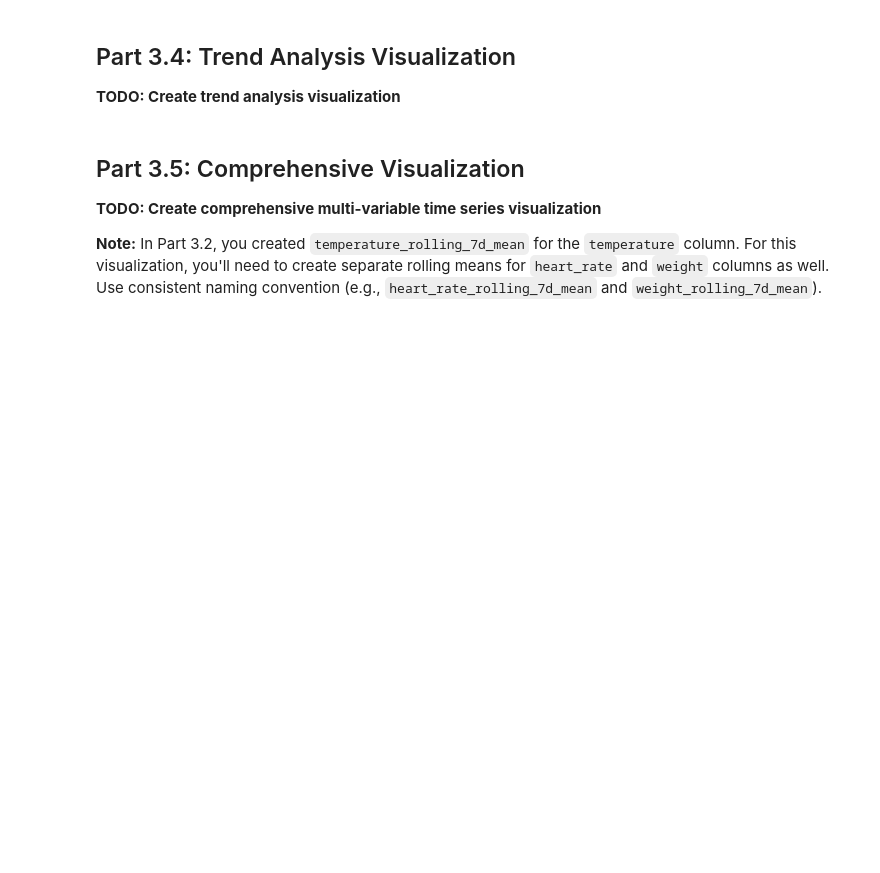
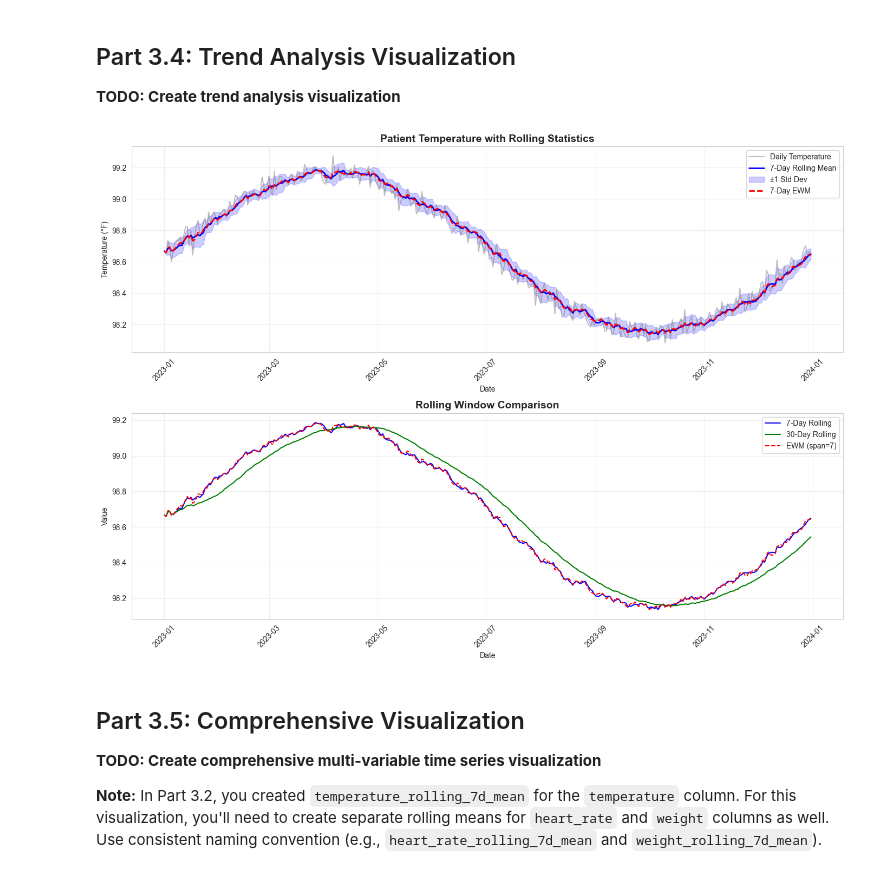
Before and after one commit to UCSF-DataSci/ds217-09-you-built-a-time-machine-out-of-a-delorean-sarahmughal, a Jupyter notebook: q3_rolling.ipynb, the cells around one changed output. Saved outputs shown, nothing was run; the diff lists cells and outputs as text; code cells hidden in the pictures; blank space fills up the shorter version.

```diff
--- a/q3_rolling.ipynb
+++ b/q3_rolling.ipynb
@@ -155,55 +219,107 @@ def rolling_range(series):
 # Use patient_vitals_daily with rolling statistics from Part 3.2
 
 # TODO: Create time series plot with original data
 # Requirements for the plot:
 # - Two subplots (2 rows, 1 column)
 # - Top subplot: Original data + rolling mean + std bands + EWM
 # - Bottom subplot: Comparison of different rolling methods (7-day, 30-day, EWM)
 # - Include titles, axis labels, legends, and grid
 # - Save as PNG with dpi=150
 fig, axes = plt.subplots(2, 1, figsize=(14, 10))
 
 # TODO: Plot original data (e.g., temperature or heart_rate)
 # Select one metric (temperature or heart_rate) and plot it
-# axes[0].plot(patient_vitals_daily.index, patient_vitals_daily['temperature'], alpha=0.5, label='Daily', color='gray')
+axes[0].plot(
+    patient_vitals_daily.index,
+    patient_vitals_daily["temperature"],
+    alpha=0.5,
+    label="Daily Temperature",
+    color="gray",
+)
 
 # TODO: Add rolling mean overlay
-# axes[0].plot(patient_vitals_daily.index, patient_vitals_daily['temperature_rolling_7d_mean'], linewidth=2, label='7-Day Rolling Mean', color='blue')
+axes[0].plot(
+    patient_vitals_daily.index,
+    patient_vitals_daily["temperature_rolling_7d_mean"],
+    linewidth=2,
+    label="7-Day Rolling Mean",
+    color="blue",
+)
 
 # TODO: Add rolling standard deviation bands
 # Create upper and lower bounds: rolling_mean ± rolling_std
-# upper_bound = patient_vitals_daily['temperature_rolling_7d_mean'] + patient_vitals_daily['temperature_rolling_7d_std']
-# lower_bound = patient_vitals_daily['temperature_rolling_7d_mean'] - patient_vitals_daily['temperature_rolling_7d_std']
-# axes[0].fill_between(patient_vitals_daily.index, lower_bound, upper_bound, alpha=0.2, color='blue', label='±1 Std Dev')
+upper_bound = (
+    patient_vitals_daily["temperature_rolling_7d_mean"]
+    + patient_vitals_daily["temperature_rolling_7d_std"]
+)
+lower_bound = (
+    patient_vitals_daily["temperature_rolling_7d_mean"]
+    - patient_vitals_daily["temperature_rolling_7d_std"]
+)
+axes[0].fill_between(
+    patient_vitals_daily.index,
+    lower_bound,
+    upper_bound,
+    alpha=0.2,
+    color="blue",
+    label="±1 Std Dev",
+)
 
 # TODO: Add exponentially weighted moving average
-# axes[0].plot(patient_vitals_daily.index, patient_vitals_daily['temperature_ewm_span_7'], linewidth=2, label='7-Day EWM', color='red', linestyle='--')
+axes[0].plot(
+    patient_vitals_daily.index,
+    patient_vitals_daily["temperature_ewm_span_7"],
+    linewidth=2,
+    label="7-Day EWM",
+    color="red",
+    linestyle="--",
+)
 
 # TODO: Customize colors and styling
-# axes[0].set_title('Patient Temperature with Rolling Statistics', fontsize=14, fontweight='bold')
-# axes[0].set_xlabel('Date')
-# axes[0].set_ylabel('Temperature (°F)')
-# axes[0].legend()
-# axes[0].grid(True, alpha=0.3)
-# axes[0].tick_params(axis='x', rotation=45)
+axes[0].set_title(
+    "Patient Temperature with Rolling Statistics", fontsize=14, fontweight="bold"
+)
+axes[0].set_xlabel("Date")
+axes[0].set_ylabel("Temperature (°F)")
+axes[0].legend()
+axes[0].grid(True, alpha=0.3)
+axes[0].tick_params(axis="x", rotation=45)
 
 # TODO: Create second subplot showing rolling statistics comparison
-# axes[1].plot(patient_vitals_daily.index, patient_vitals_daily['temperature_rolling_7d_mean'], label='7-Day Rolling', color='blue')
-# axes[1].plot(patient_vitals_daily.index, patient_vitals_daily['temperature_rolling_30d_mean'], label='30-Day Rolling', color='green')
-# axes[1].plot(patient_vitals_daily.index, patient_vitals_daily['temperature_ewm_span_7'], label='EWM (span=7)', color='red', linestyle='--')
-# axes[1].set_title('Rolling Window Comparison', fontsize=14, fontweight='bold')
-# axes[1].set_xlabel('Date')
-# axes[1].set_ylabel('Value')
-# axes[1].legend()
-# axes[1].grid(True, alpha=0.3)
-# axes[1].tick_params(axis='x', rotation=45)
+axes[1].plot(
+    patient_vitals_daily.index,
+    patient_vitals_daily["temperature_rolling_7d_mean"],
+    label="7-Day Rolling",
+    color="blue",
+)
+axes[1].plot(
+    patient_vitals_daily.index,
+    patient_vitals_daily["temperature_rolling_30d_mean"],
+    label="30-Day Rolling",
+    color="green",
+)
+axes[1].plot(
+    patient_vitals_daily.index,
+    patient_vitals_daily["temperature_ewm_span_7"],
+    label="EWM (span=7)",
+    color="red",
+    linestyle="--",
+)
+axes[1].set_title("Rolling Window Comparison", fontsize=14, fontweight="bold")
+axes[1].set_xlabel("Date")
+axes[1].set_ylabel("Value")
+axes[1].legend()
+axes[1].grid(True, alpha=0.3)
+axes[1].tick_params(axis="x", rotation=45)
 
 plt.tight_layout()
 
 # TODO: Save the plot as 'output/q3_trend_analysis.png'
 # Requirements: PNG format, dpi=150, bbox_inches='tight'
-# plt.savefig('output/q3_trend_analysis.png', dpi=150, bbox_inches='tight')
+plt.savefig("output/q3_trend_analysis.png", dpi=150, bbox_inches="tight")
 plt.show()
+# %% [output]
+[figure, added]
 # %% [markdown]
 ## Part 3.5: Comprehensive Visualization
 
```
Also changed, not shown: parts of 4 cells of this notebook, 3 other files.
